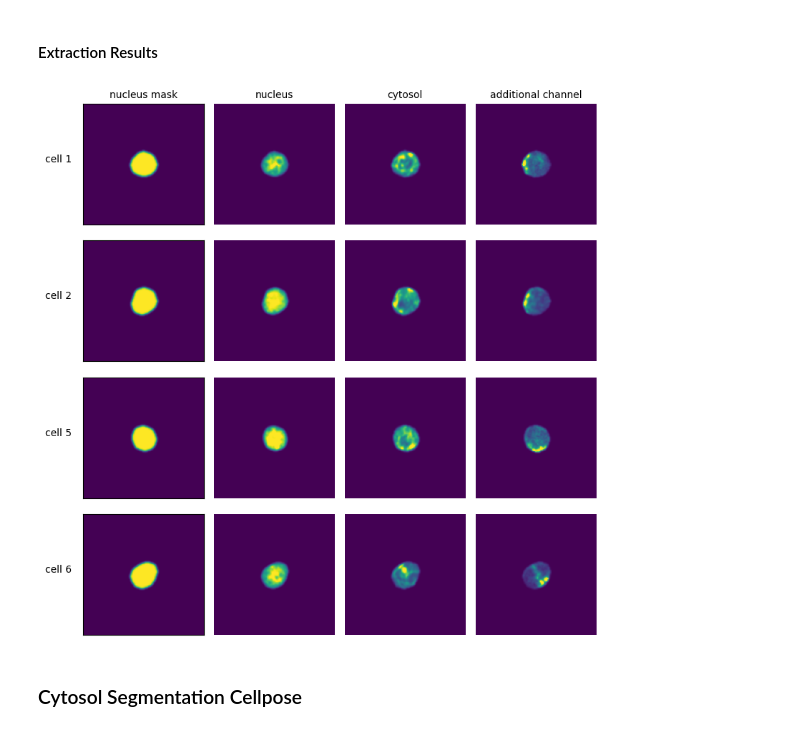
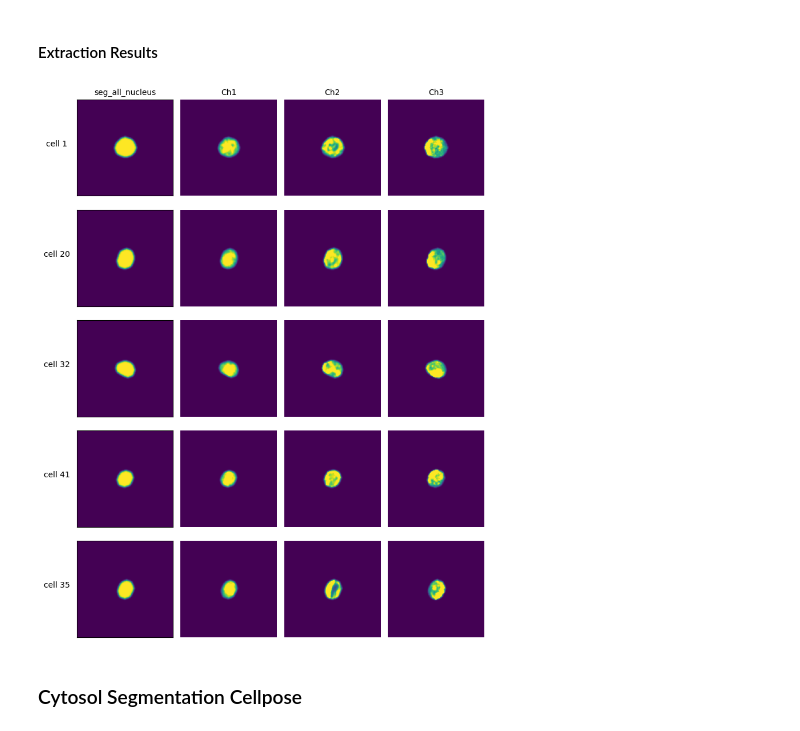
Before and after one commit to MannLabs/scPortrait, a Jupyter notebook: docs/pages/notebooks/example_notebook_segmentation_workflows.ipynb, the cells around one changed output. Cells and saved outputs as stored; diff of their text form; code cells hidden in the pictures.

```diff
--- a/docs/pages/notebooks/example_notebook_segmentation_workflows.ipynb
+++ b/docs/pages/notebooks/example_notebook_segmentation_workflows.ipynb
@@ -218,7 +197,7 @@ project = Project(
     extraction_f=HDF5CellExtraction,
 )
 
-project.load_input_from_tif_files(images)
+project.load_input_from_tif_files(images, channel_names=["Ch1", "Ch2", "Ch3"])
 # %% [output]
 Updating project config file.
 INFO     The Zarr backing store has been changed from None the new file path:
@@ -267,35 +246,11 @@ fig.tight_layout()
 [figure]
 # %% [markdown]
 #### Extraction Results
-# %%
-with h5py.File(f"{project_location}/extraction/data/single_cells.h5") as hf:
-    index = hf.get("single_cell_index")
-    _images = hf.get("single_cell_data")
-
-    n_cells = 4
-    fig, axs = plt.subplots(n_cells, 4, figsize=(4 * 2, n_cells * 2))
-    labels = ["nucleus mask", "nucleus", "cytosol", "additional channel"]
-
-    for i in range(n_cells):
-        cell_id = index[i][1]
-        image = _images[i]
-
-        for n, _img in enumerate(image):
-            axs[i, n].imshow(_img)
-
-            if n == 0:
-                axs[i, n].set_ylabel(f"cell {cell_id}", fontsize=10, rotation=0, labelpad=25)
-                axs[i, n].xaxis.set_visible(False)
-                axs[i, n].tick_params(left=False, labelleft=False)
-            else:
-                axs[i, n].axis("off")
-
-            if i == 0:
-                axs[i, n].set_title(labels[n], fontsize=10)
-
-    fig.tight_layout()
-# %% [output]
-[figure, removed]
+# %%
+anndata = read_h5adsc(project.extraction_f.output_path)
+cell_images(anndata)
+# %% [output]
+[figure, added]
 # %% [markdown]
 ### Cytosol Segmentation Cellpose
 # %%
```
Also changed, not shown: parts of 17 cells of this notebook.
